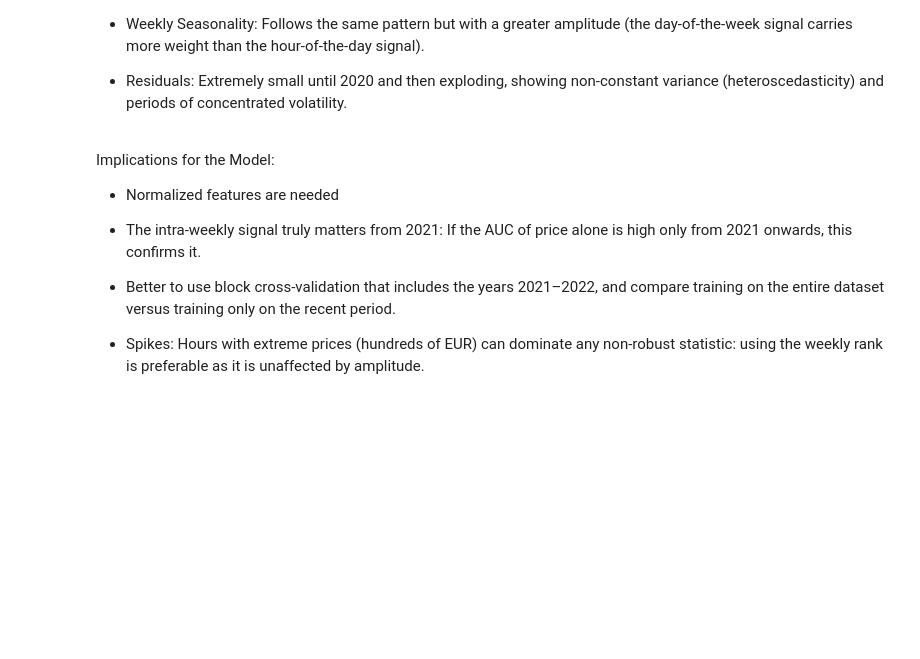
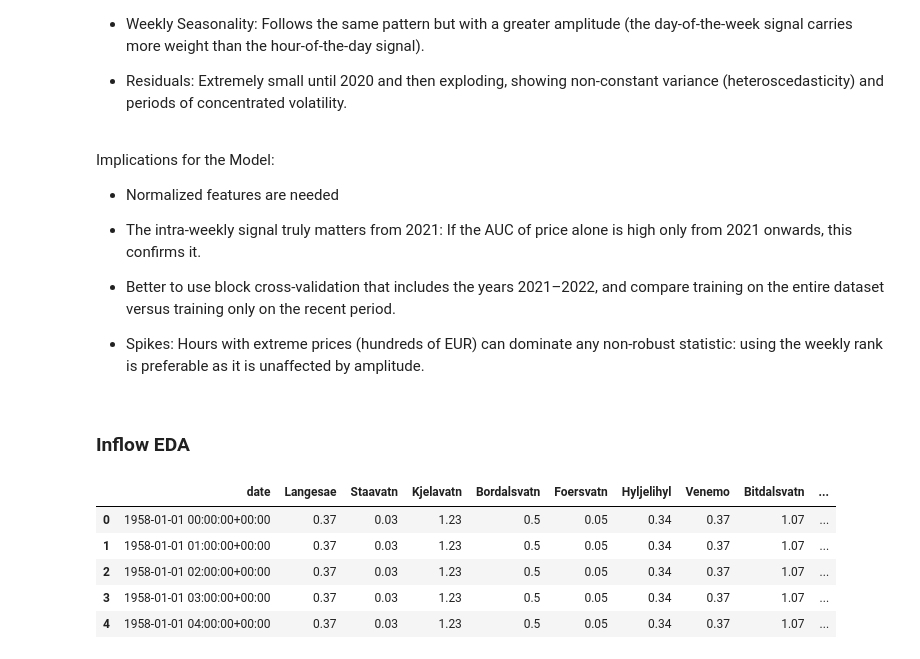
Before and after one commit to LukaAgostini/MMLP_project, a Jupyter notebook: notebook/EDA_Luca.ipynb, the cells around one changed output. Cells and saved outputs as stored; diff of their text form; code cells hidden in the pictures; blank space fills up the shorter version.

```diff
--- a/notebook/EDA_Luca.ipynb
+++ b/notebook/EDA_Luca.ipynb
@@ -198,3 +198,16 @@ Implications for the Model:
 - Better to use block cross-validation that includes the years 2021–2022, and compare training on the entire dataset versus training only on the recent period.
 
 - Spikes: Hours with extreme prices (hundreds of EUR) can dominate any non-robust statistic: using the weekly rank is preferable as it is unaffected by amplitude.
+# %% [markdown]
+### Inflow EDA
+# %%
+# Loading the inflow data
+inflow = loader.inflow_data.copy()
+inflow.head()
+# %% [output]
+|  | date | Langesae | Staavatn | Kjelavatn | Bordalsvatn | Foersvatn | Hyljelihyl | Venemo | Bitdalsvatn | ... |
+| 0 | 1958-01-01 00:00:00+00:00 | 0.37 | 0.03 | 1.23 | 0.5 | 0.05 | 0.34 | 0.37 | 1.07 | ... |
+| 1 | 1958-01-01 01:00:00+00:00 | 0.37 | 0.03 | 1.23 | 0.5 | 0.05 | 0.34 | 0.37 | 1.07 | ... |
+| 2 | 1958-01-01 02:00:00+00:00 | 0.37 | 0.03 | 1.23 | 0.5 | 0.05 | 0.34 | 0.37 | 1.07 | ... |
+| 3 | 1958-01-01 03:00:00+00:00 | 0.37 | 0.03 | 1.23 | 0.5 | 0.05 | 0.34 | 0.37 | 1.07 | ... |
+| 4 | 1958-01-01 04:00:00+00:00 | 0.37 | 0.03 | 1.23 | 0.5 | 0.05 | 0.34 | 0.37 | 1.07 | ... |
```
Also changed, not shown: parts of 13 cells of this notebook.
